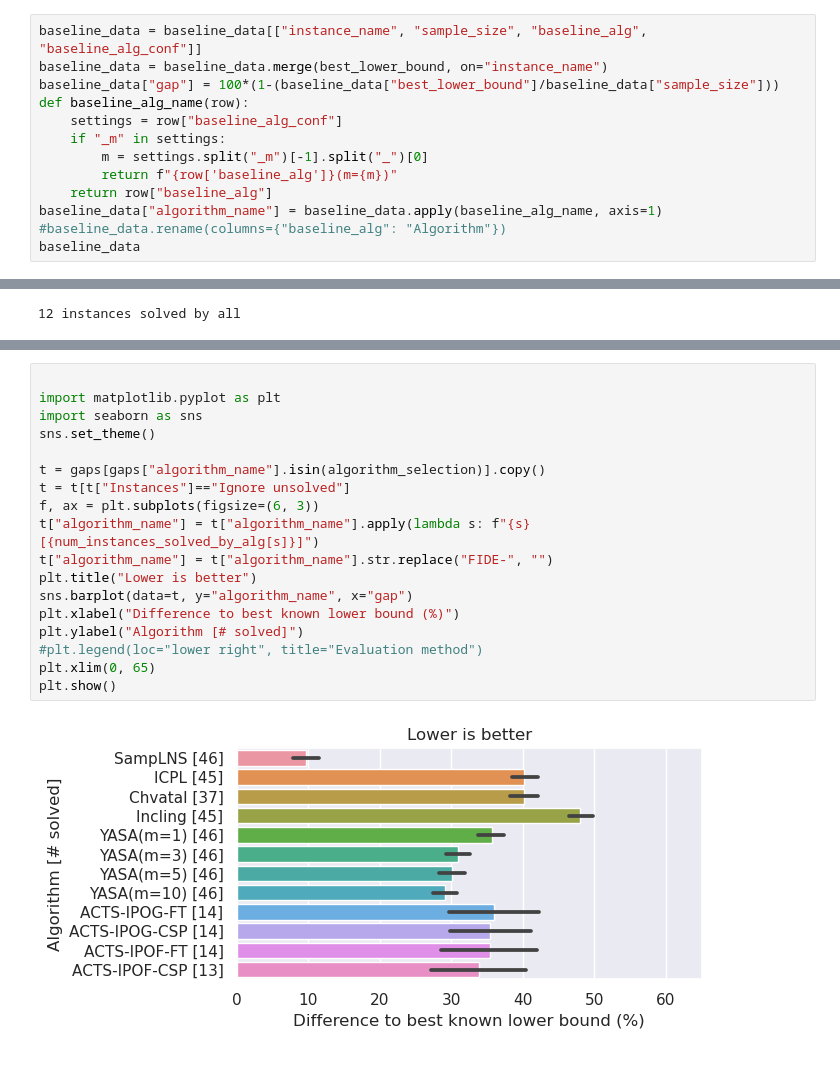
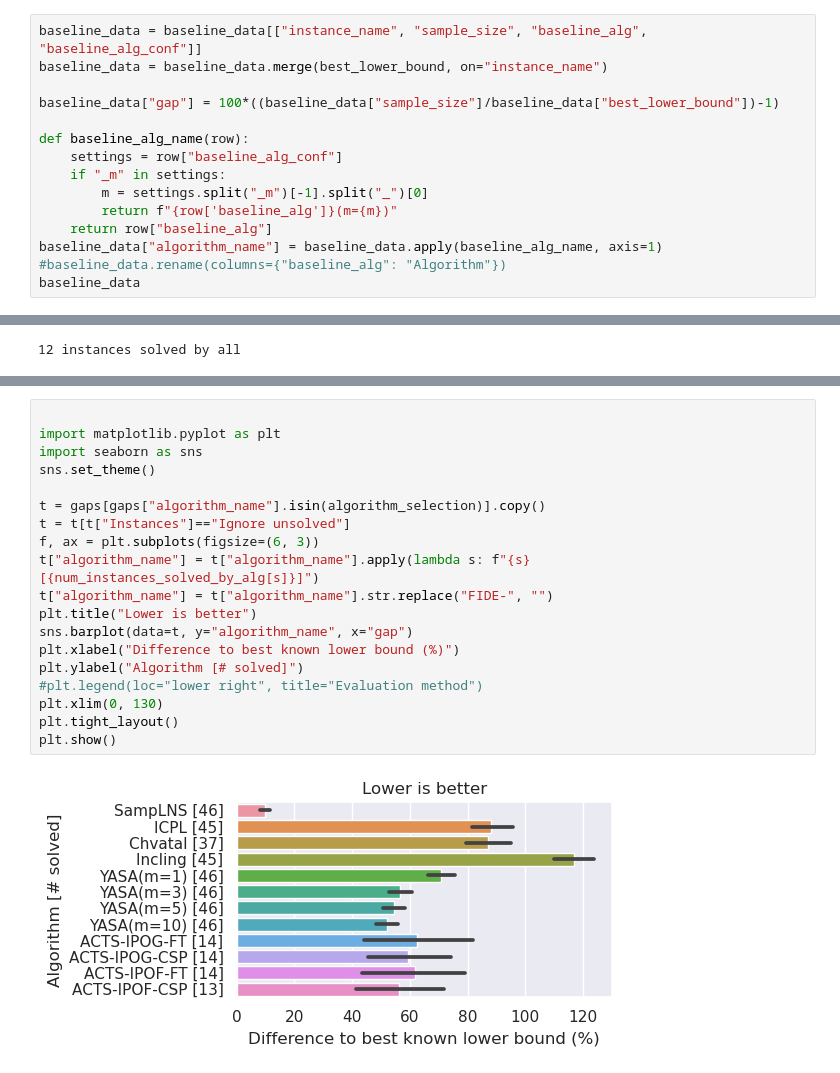
Before and after one commit to tubs-alg/SampLNS, a Jupyter notebook: evaluation/01_samplns_2023-08-19/07_lower_bound_gap.ipynb, the cells around one changed output, grey strips where cells are left out. Saved outputs shown, nothing was run; the diff lists cells and outputs as text.

```diff
--- a/evaluation/01_samplns_2023-08-19/07_lower_bound_gap.ipynb
+++ b/evaluation/01_samplns_2023-08-19/07_lower_bound_gap.ipynb
@@ -114,7 +114,9 @@ samplns_data
 # %%
 baseline_data = baseline_data[["instance_name", "sample_size", "baseline_alg", "baseline_alg_conf"]]
 baseline_data = baseline_data.merge(best_lower_bound, on="instance_name")
-baseline_data["gap"] = 100*(1-(baseline_data["best_lower_bound"]/baseline_data["sample_size"]))
+
+baseline_data["gap"] = 100*((baseline_data["sample_size"]/baseline_data["best_lower_bound"])-1)
+
 def baseline_alg_name(row):
     settings = row["baseline_alg_conf"]
     if "_m" in settings:
@@ -295,20 +297,21 @@ plt.show()
 # %%
 
 import matplotlib.pyplot as plt
 import seaborn as sns
 sns.set_theme()
 
 t = gaps[gaps["algorithm_name"].isin(algorithm_selection)].copy()
 t = t[t["Instances"]=="Ignore unsolved"]
 f, ax = plt.subplots(figsize=(6, 3))
 t["algorithm_name"] = t["algorithm_name"].apply(lambda s: f"{s} [{num_instances_solved_by_alg[s]}]")
 t["algorithm_name"] = t["algorithm_name"].str.replace("FIDE-", "")
 plt.title("Lower is better")
 sns.barplot(data=t, y="algorithm_name", x="gap")
 plt.xlabel("Difference to best known lower bound (%)")
 plt.ylabel("Algorithm [# solved]")
 #plt.legend(loc="lower right", title="Evaluation method")
-plt.xlim(0, 65)
+plt.xlim(0, 130)
+plt.tight_layout()
 plt.show()
 # %% [output]
-[figure, old version]
+[figure, new version]
```
Also changed, not shown: parts of 7 cells of this notebook, 8 other files.
